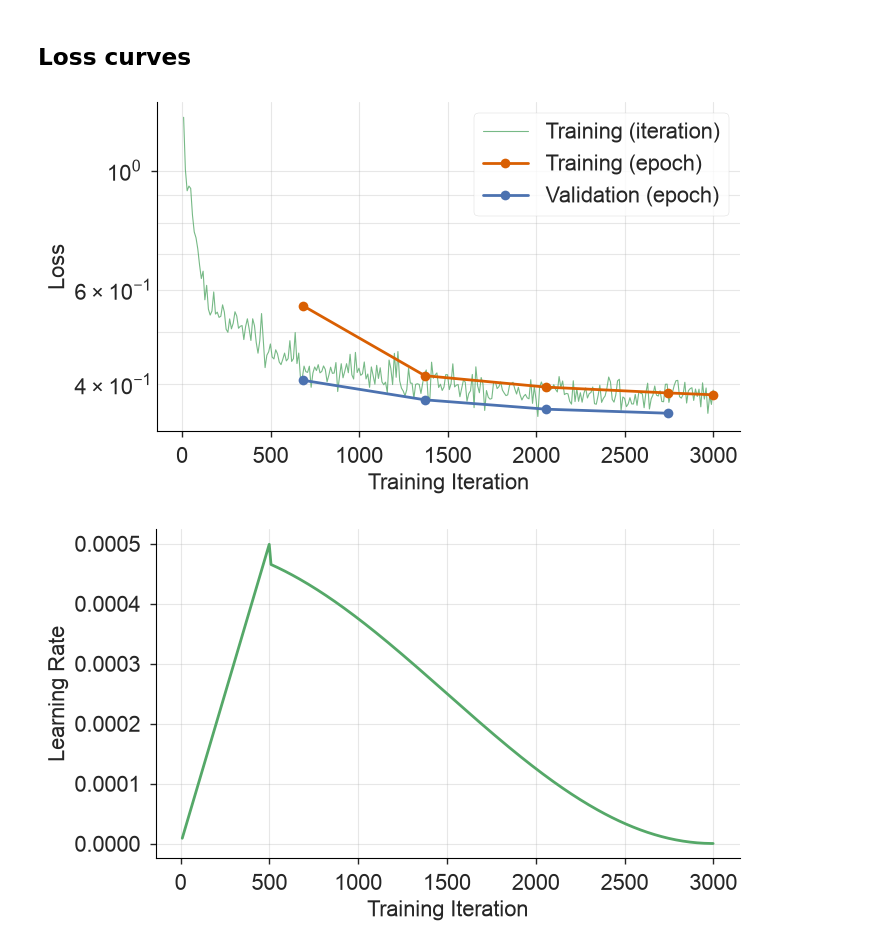
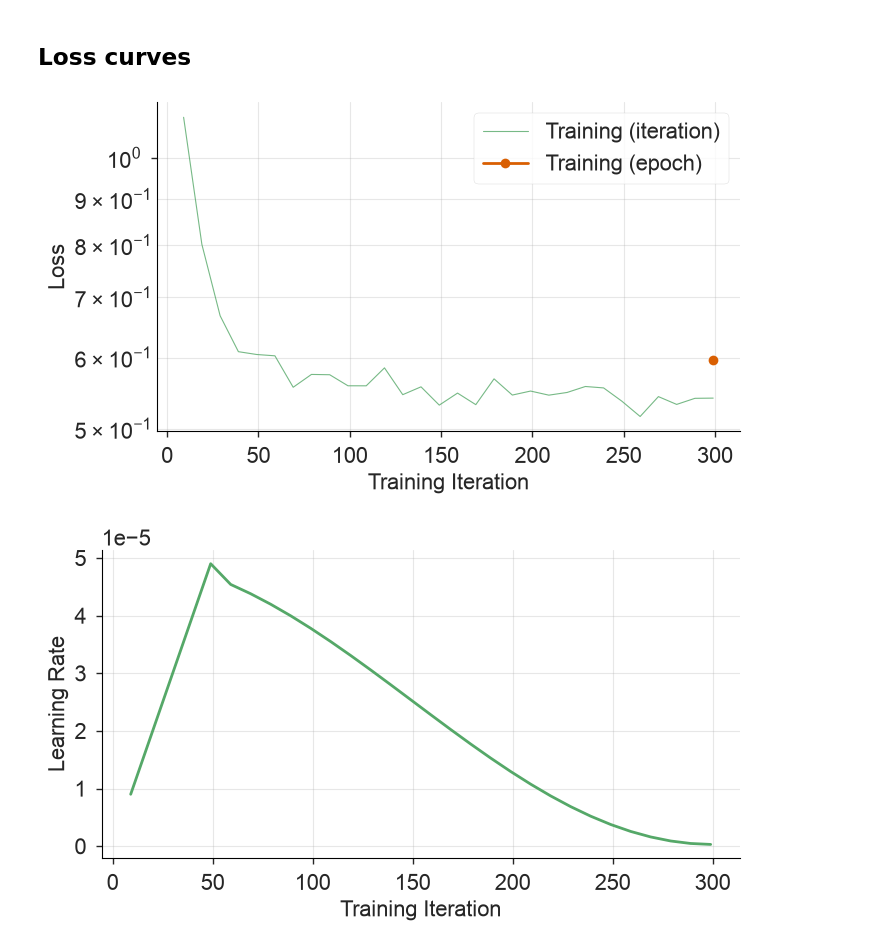
Before and after one commit to timothyas/nese, a Jupyter notebook: experimental/local-sla-16yr/plot_loss.ipynb, the cells around one changed output. Saved outputs shown, nothing was run; the diff lists cells and outputs as text; code cells hidden in the pictures.

```diff
--- a/experimental/local-sla-16yr/plot_loss.ipynb
+++ b/experimental/local-sla-16yr/plot_loss.ipynb
@@ -47,9 +47,11 @@ def read_metrics(client, run, keys=None):
     keys = sorted(run.data.metrics) if keys is None else keys
     return pd.concat([read_metric(client, run, k) for k in keys], axis=1)
 # %%
-experiment = "v3"
+logname = "v3"
+experiment = "v3mft"
+log_dir = f"runs/{logname}"
 run_dir = f"runs/{experiment}"
-client, run = open_run(f"{run_dir}/logs/mlflow", experiment_name=experiment)
+client, run = open_run(f"{log_dir}/logs/mlflow", experiment_name=experiment)
 
 print(run.info.run_id, run.info.status)
 print(sorted(run.data.metrics))
@@ -72,23 +74,23 @@ metrics.tail()
 # %%
 fig, ax = plt.subplots(figsize=(7, 4))
 
 metrics["train_multi_dataset_loss_step"].dropna().plot(ax=ax, lw=0.8, alpha=0.8, label="Training (iteration)")
 #metrics["val_multi_dataset_loss_step"].dropna().plot(ax=ax, lw=0.8, alpha=0.8, label="Validation (iteration)")
 metrics["train_multi_dataset_loss_epoch"].dropna().plot(ax=ax, marker="o", label="Training (epoch)")
-metrics["val_multi_dataset_loss_epoch"].dropna().plot(ax=ax, marker="o", label="Validation (epoch)")
+#metrics["val_multi_dataset_loss_epoch"].dropna().plot(ax=ax, marker="o", label="Validation (epoch)")
 
 ax.set(
     xlabel="Training Iteration",
     ylabel="Loss",
     yscale="log",
 #    xscale="log",
 )
 ax.legend()
 ax.grid(True, which="both", alpha=0.3)
 
 fig.savefig(f"{run_dir}/loss_curves.pdf", bbox_inches="tight")
 # %% [output]
-[figure, old version]
+[figure, new version]
 # %%
 fig, ax = plt.subplots(figsize=(7, 4))
 
@@ -96,4 +98,4 @@ metrics["lr-AdamW"].dropna().plot(ax=ax)
 ax.set(xlabel="Training Iteration", ylabel="Learning Rate")
 ax.grid(True, alpha=0.3)
 # %% [output]
-[figure, old version]
+[figure, new version]
```
Also changed, not shown: parts of 2 cells of this notebook, 8 other files.
